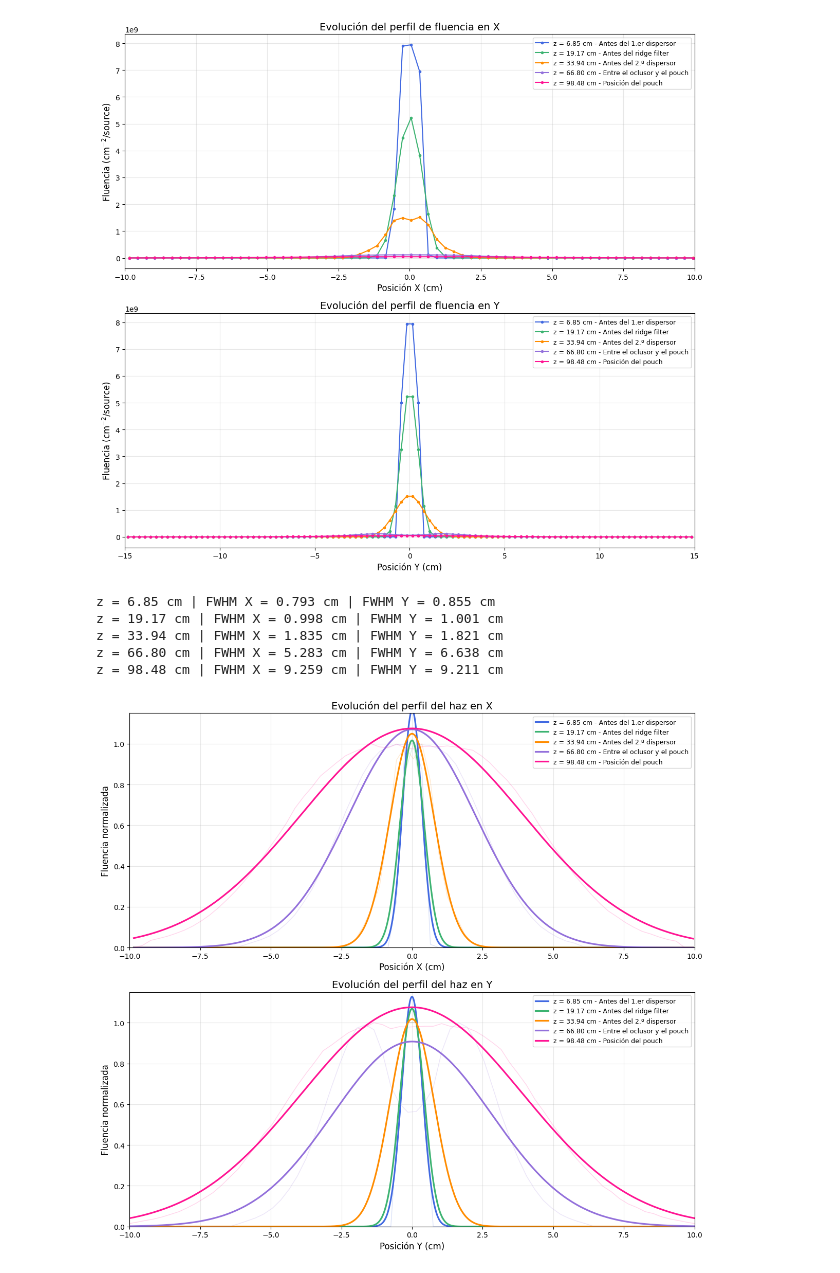
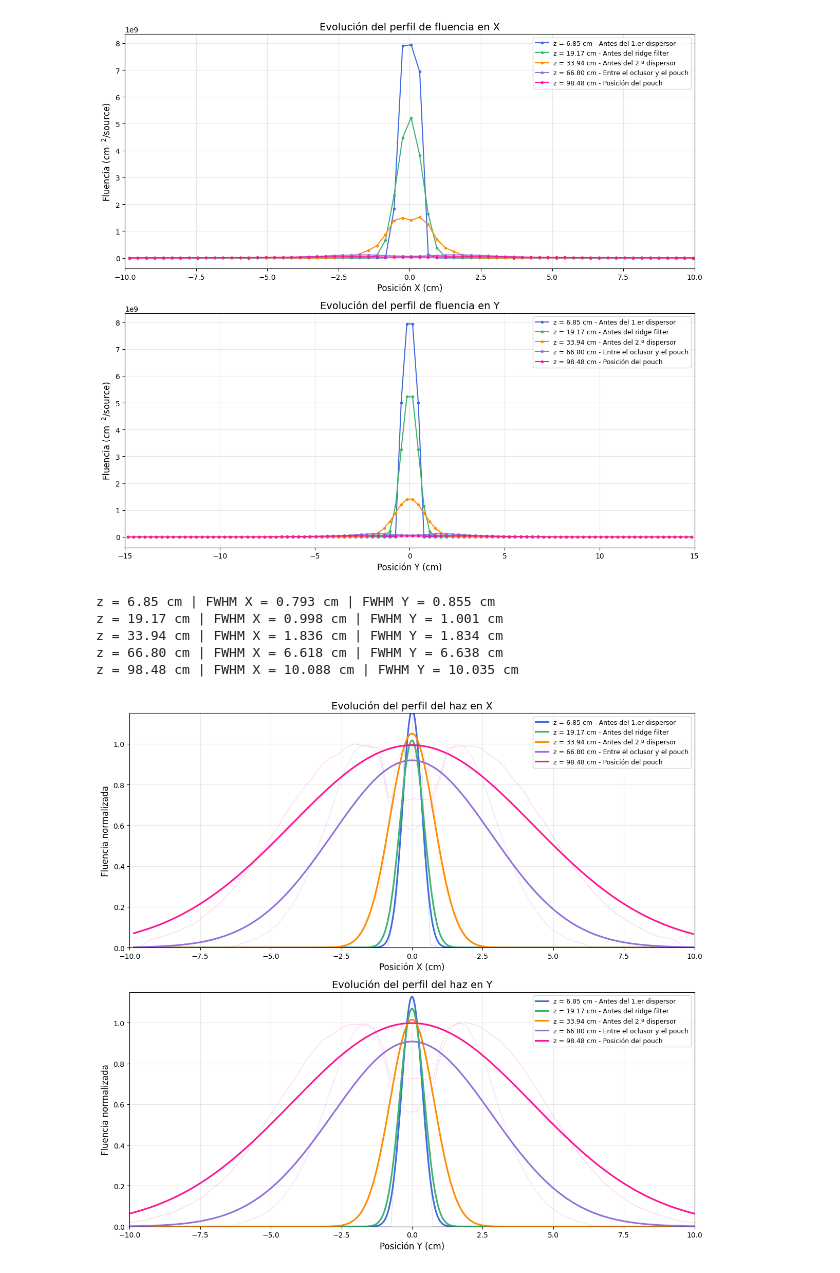
Before and after one commit to arirodriguez001/Laboratory-VII, a Jupyter notebook: ridge_filter_3/analisis/perfiles_fluencia.ipynb, the cells around one changed output. Saved outputs shown, nothing was run; the diff lists cells and outputs as text; code cells hidden in the pictures.

Commit message:
corrección de algunos plots

```diff
--- a/ridge_filter_3/analisis/perfiles_fluencia.ipynb
+++ b/ridge_filter_3/analisis/perfiles_fluencia.ipynb
@@ -252,7 +251,8 @@ import numpy as np
 import matplotlib.pyplot as plt
 from pathlib import Path
 
-base = Path(r"C:\Labo 7")
+#base = Path(r"C:\Labo 7")
+base = Path.cwd().parent.parent
 
 archivos = [
     "ridge_filter/out/track_xy_antes_disp1.out",
@@ -342,8 +342,11 @@ for archivo, etapa, zi, color in zip(
         np.argmax(flujo), flujo.shape
     )
 
-    perfil_x = flujo[iy_max, :]
-    perfil_y = flujo[:, ix_max]
+    ix_centro = np.argmin(np.abs(x))
+    iy_centro = np.argmin(np.abs(y))
+
+    perfil_x = flujo[iy_centro, :]
+    perfil_y = flujo[:, ix_centro]
 
     etiqueta = f"z = {zi:.2f} cm - {etapa}"
 
@@ -395,7 +398,7 @@ plt.show()
 # %% [output]
 [figure]
 # %%
-base = Path(r"C:\Labo 7")
+base = Path.cwd().parent.parent
 
 archivos = [
     "ridge_filter/out/track_xy_antes_disp1.out",
@@ -505,8 +508,11 @@ for archivo, etapa, zi, color in zip(
         np.argmax(flujo), flujo.shape
     )
 
-    perfil_x = flujo[iy_max, :]
-    perfil_y = flujo[:, ix_max]
+    ix_centro = np.argmin(np.abs(x))
+    iy_centro = np.argmin(np.abs(y))
+
+    perfil_x = flujo[iy_centro, :]
+    perfil_y = flujo[:, ix_centro]
 
     perfil_x_norm, parametros_x = ajustar_gaussiana(
         x, perfil_x
@@ -558,34 +564,34 @@ for archivo, etapa, zi, color in zip(
     print(
         f"z = {zi:.2f} cm | "
         f"FWHM X = {fwhm_x:.3f} cm | "
         f"FWHM Y = {fwhm_y:.3f} cm"
     )
 
 
 ax_x.set_title("Evolución del perfil del haz en X", fontsize=14)
 ax_x.set_xlabel("Posición X (cm)", fontsize=12)
 ax_x.set_ylabel("Fluencia normalizada", fontsize=12)
 ax_x.set_xlim(-10, 10)
 ax_x.set_ylim(0, 1.15)
 ax_x.grid(alpha=0.3)
 ax_x.legend(fontsize=9)
 
 
 ax_y.set_title("Evolución del perfil del haz en Y", fontsize=14)
 ax_y.set_xlabel("Posición Y (cm)", fontsize=12)
 ax_y.set_ylabel("Fluencia normalizada", fontsize=12)
 ax_y.set_xlim(-10, 10)
 ax_y.set_ylim(0, 1.15)
 ax_y.grid(alpha=0.3)
 ax_y.legend(fontsize=9)
 
 
 plt.tight_layout()
 plt.show()
 # %% [output]
 z = 6.85 cm | FWHM X = 0.793 cm | FWHM Y = 0.855 cm
 z = 19.17 cm | FWHM X = 0.998 cm | FWHM Y = 1.001 cm
-z = 33.94 cm | FWHM X = 1.835 cm | FWHM Y = 1.821 cm
-z = 66.80 cm | FWHM X = 5.283 cm | FWHM Y = 6.638 cm
-z = 98.48 cm | FWHM X = 9.259 cm | FWHM Y = 9.211 cm
+z = 33.94 cm | FWHM X = 1.836 cm | FWHM Y = 1.834 cm
+z = 66.80 cm | FWHM X = 6.618 cm | FWHM Y = 6.638 cm
+z = 98.48 cm | FWHM X = 10.088 cm | FWHM Y = 10.035 cm
-[figure, old version]
+[figure, new version]
```
Also changed, not shown: parts of 2 cells of this notebook.
